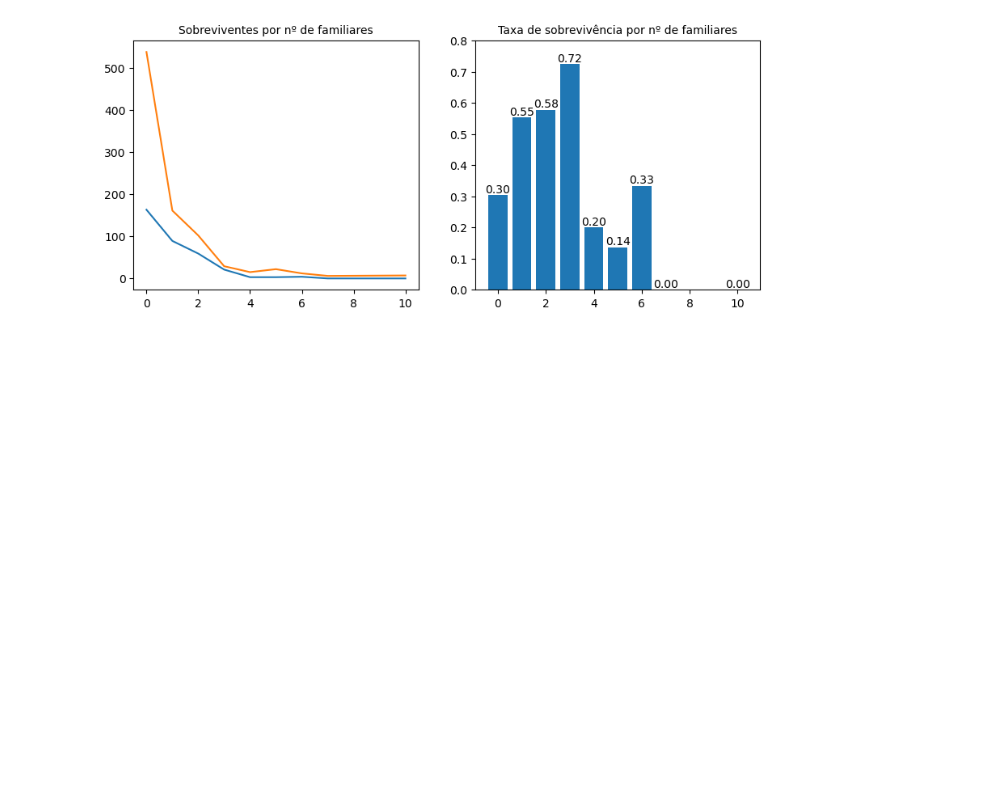
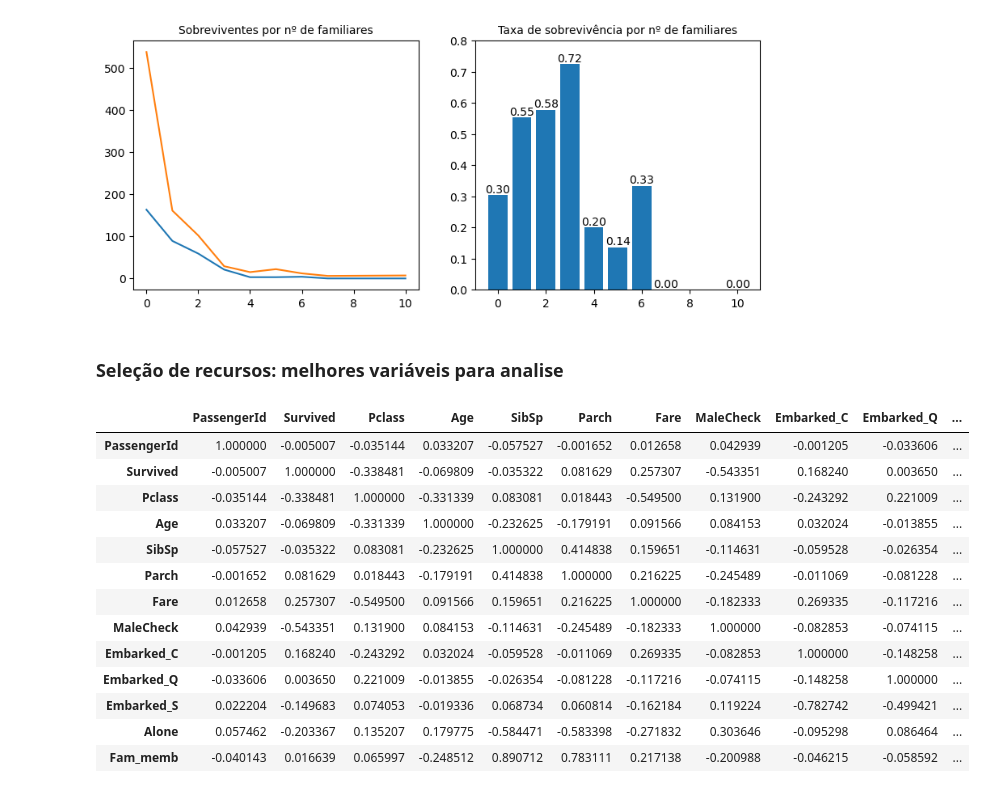
Before and after one commit to gluna777/analise_titanic, a Jupyter notebook: analise_titanic3.ipynb, the cells around one changed output. Cells and saved outputs as stored; diff of their text form; code cells hidden in the pictures; blank space fills up the shorter version.

```diff
--- a/analise_titanic3.ipynb
+++ b/analise_titanic3.ipynb
@@ -382,3 +382,23 @@ ax[1].set_title('Taxa de sobrevivência por nº de familiares', fontsize=10)
 plt.show()
 # %% [output]
 [figure]
+# %% [markdown]
+### Seleção de recursos: melhores variáveis para analise
+# %%
+# Correlação entre variaveis
+treino.corr()
+# %% [output]
+|  | PassengerId | Survived | Pclass | Age | SibSp | Parch | Fare | MaleCheck | Embarked_C | Embarked_Q | ... |
+| PassengerId | 1.000000 | -0.005007 | -0.035144 | 0.033207 | -0.057527 | -0.001652 | 0.012658 | 0.042939 | -0.001205 | -0.033606 | ... |
+| Survived | -0.005007 | 1.000000 | -0.338481 | -0.069809 | -0.035322 | 0.081629 | 0.257307 | -0.543351 | 0.168240 | 0.003650 | ... |
+| Pclass | -0.035144 | -0.338481 | 1.000000 | -0.331339 | 0.083081 | 0.018443 | -0.549500 | 0.131900 | -0.243292 | 0.221009 | ... |
+| Age | 0.033207 | -0.069809 | -0.331339 | 1.000000 | -0.232625 | -0.179191 | 0.091566 | 0.084153 | 0.032024 | -0.013855 | ... |
+| SibSp | -0.057527 | -0.035322 | 0.083081 | -0.232625 | 1.000000 | 0.414838 | 0.159651 | -0.114631 | -0.059528 | -0.026354 | ... |
+| Parch | -0.001652 | 0.081629 | 0.018443 | -0.179191 | 0.414838 | 1.000000 | 0.216225 | -0.245489 | -0.011069 | -0.081228 | ... |
+| Fare | 0.012658 | 0.257307 | -0.549500 | 0.091566 | 0.159651 | 0.216225 | 1.000000 | -0.182333 | 0.269335 | -0.117216 | ... |
+| MaleCheck | 0.042939 | -0.543351 | 0.131900 | 0.084153 | -0.114631 | -0.245489 | -0.182333 | 1.000000 | -0.082853 | -0.074115 | ... |
+| Embarked_C | -0.001205 | 0.168240 | -0.243292 | 0.032024 | -0.059528 | -0.011069 | 0.269335 | -0.082853 | 1.000000 | -0.148258 | ... |
+| Embarked_Q | -0.033606 | 0.003650 | 0.221009 | -0.013855 | -0.026354 | -0.081228 | -0.117216 | -0.074115 | -0.148258 | 1.000000 | ... |
+| Embarked_S | 0.022204 | -0.149683 | 0.074053 | -0.019336 | 0.068734 | 0.060814 | -0.162184 | 0.119224 | -0.782742 | -0.499421 | ... |
+| Alone | 0.057462 | -0.203367 | 0.135207 | 0.179775 | -0.584471 | -0.583398 | -0.271832 | 0.303646 | -0.095298 | 0.086464 | ... |
+| Fam_memb | -0.040143 | 0.016639 | 0.065997 | -0.248512 | 0.890712 | 0.783111 | 0.217138 | -0.200988 | -0.046215 | -0.058592 | ... |
```
Also changed, not shown: parts of 5 cells of this notebook.
